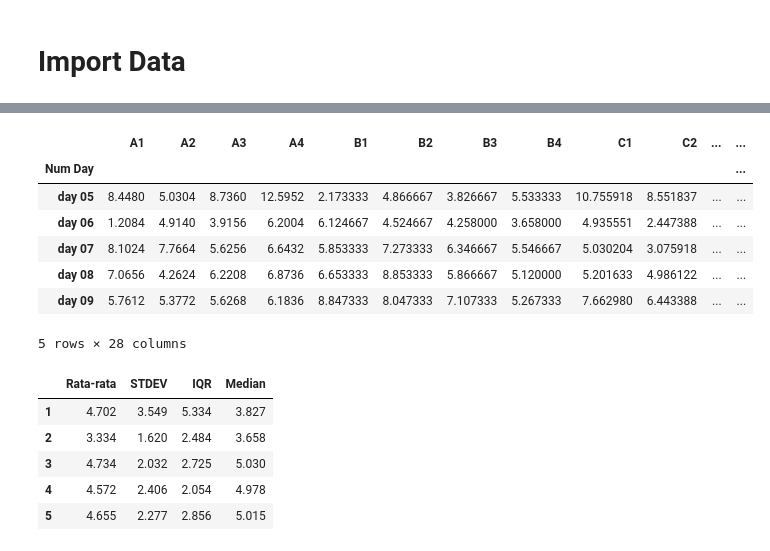
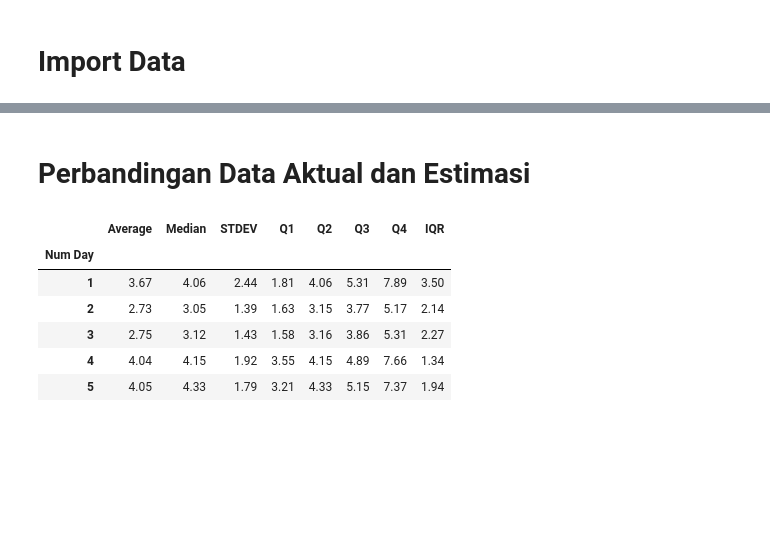
Before and after one commit to rafiachmadfr/Evapotranspiration-Analysis, a Jupyter notebook: 03. Data Analysis.ipynb, the cells around one changed output, grey strips where cells are left out. Saved outputs shown, nothing was run; the diff lists cells and outputs as text; code cells hidden in the pictures; blank space fills up the shorter version.

```diff
--- a/03. Data Analysis.ipynb
+++ b/03. Data Analysis.ipynb
@@ -53,0 +66,3 @@ plt.show()
+# %%
+df_gravimetri.index = range(1, len(df_gravimetri) + 1)
+df_gravimetri.index.name = "Num Day"
@@ -53,0 +179,13 @@ plt.show()
+# %%
+df_gravimetri_interpolate = df_gravimetri
+# %%
+polynomial_pipeline = make_pipeline(PolynomialFeatures(degree=2), LinearRegression())
+imputer = IterativeImputer(estimator=polynomial_pipeline, max_iter=10, random_state=0)
+
+# Handle outliers and fill missing values
+df_gravimetri_interpolate = handle_outliers_with_knn(df_gravimetri_interpolate)
+
+data_hari = [3, 7, 6]
+for idx in data_hari:
+    df_gravimetri_interpolate.loc[idx] = np.nan
+    df_gravimetri_interpolate.iloc[:, :] = imputer.fit_transform(df_gravimetri_interpolate)
@@ -54,3 +260,5 @@ plt.show()
+# %% [markdown]
+# Perbandingan Data Aktual dan Estimasi
 # %%
 df_bc = df_bc.reset_index(drop=True)
 df_bc.index = df_bc.index + 1
@@ -61,41 +269,37 @@ df_hs.index = df_hs.index + 1
 df_pm = df_pm.reset_index(drop=True)
 df_pm.index = df_pm.index + 1
 # %%
+# Define df_gravimetri_analisis
+df_gravimetri_analisis = pd.DataFrame(index=df_gravimetri_interpolate.index)
+
 # Menghitung rata-rata harian dari semua tanaman
-df_gravimetri['Average_ET'] = df_gravimetri.iloc[:, 1:].mean(axis=1)
+df_gravimetri_analisis['Average'] = df_gravimetri_interpolate.iloc[:, 0:-1].mean(axis=1)
+
+# Menghitung median untuk setiap hari
+df_gravimetri_analisis['Median'] = df_gravimetri_interpolate.iloc[:, 0:-1].median(axis=1)
 
 # Menghitung Standar Deviasi untuk setiap hari
-df_gravimetri['STD_ET'] = df_gravimetri.iloc[:, 1:-1].std(axis=1)
+df_gravimetri_analisis['STDEV'] = df_gravimetri_interpolate.iloc[:, 0:-1].std(axis=1)
 
 # Menghitung IQR (Interquartile Range) untuk setiap hari
-Q1 = df_gravimetri.iloc[:, 1:-2].quantile(0.25, axis=1)
-Q3 = df_gravimetri.iloc[:, 1:-2].quantile(0.75, axis=1)
-df_gravimetri['IQR_ET'] = Q3 - Q1
+Q1 = df_gravimetri_interpolate.iloc[:, 1:-2].quantile(0.25, axis=1)
+Q2 = df_gravimetri_interpolate.iloc[:, 1:-2].quantile(0.5, axis=1)
+Q3 = df_gravimetri_interpolate.iloc[:, 1:-2].quantile(0.75, axis=1)
+Q4 = df_gravimetri_interpolate.iloc[:, 1:-2].quantile(1, axis=1)
 
-# Menghitung median untuk setiap hari
-df_gravimetri['Median_ET'] = df_gravimetri.iloc[:, 1:-3].median(axis=1)
+df_gravimetri_analisis['Q1'] = Q1
+df_gravimetri_analisis['Q2'] = Q2
+df_gravimetri_analisis['Q3'] = Q3
+df_gravimetri_analisis['Q4'] = Q4
+df_gravimetri_analisis['IQR'] = Q3 - Q1
 
-df_gravimetri.head()
+df_gravimetri_analisis = df_gravimetri_analisis.round(2)
+df_gravimetri_analisis.head()
 # %% [output]
-|  | A1 | A2 | A3 | A4 | B1 | B2 | B3 | B4 | C1 | C2 | ... | ... |
-| Num Day |  |  |  |  |  |  |  |  |  |  |  | ... |
-| day 05 | 8.4480 | 5.0304 | 8.7360 | 12.5952 | 2.173333 | 4.866667 | 3.826667 | 5.533333 | 10.755918 | 8.551837 | ... | ... |
-| day 06 | 1.2084 | 4.9140 | 3.9156 | 6.2004 | 6.124667 | 4.524667 | 4.258000 | 3.658000 | 4.935551 | 2.447388 | ... | ... |
-| day 07 | 8.1024 | 7.7664 | 5.6256 | 6.6432 | 5.853333 | 7.273333 | 6.346667 | 5.546667 | 5.030204 | 3.075918 | ... | ... |
-| day 08 | 7.0656 | 4.2624 | 6.2208 | 6.8736 | 6.653333 | 8.853333 | 5.866667 | 5.120000 | 5.201633 | 4.986122 | ... | ... |
-| day 09 | 5.7612 | 5.3772 | 5.6268 | 6.1836 | 8.847333 | 8.047333 | 7.107333 | 5.267333 | 7.662980 | 6.443388 | ... | ... |
+|  | Average | Median | STDEV | Q1 | Q2 | Q3 | Q4 | IQR |
+| Num Day |  |  |  |  |  |  |  |  |
+| 1 | 3.67 | 4.06 | 2.44 | 1.81 | 4.06 | 5.31 | 7.89 | 3.50 |
+| 2 | 2.73 | 3.05 | 1.39 | 1.63 | 3.15 | 3.77 | 5.17 | 2.14 |
+| 3 | 2.75 | 3.12 | 1.43 | 1.58 | 3.16 | 3.86 | 5.31 | 2.27 |
+| 4 | 4.04 | 4.15 | 1.92 | 3.55 | 4.15 | 4.89 | 7.66 | 1.34 |
+| 5 | 4.05 | 4.33 | 1.79 | 3.21 | 4.33 | 5.15 | 7.37 | 1.94 |
-5 rows × 28 columns
-# %%
-df_gravimetri_analisis = df_gravimetri[['Average_ET', 'STD_ET', 'IQR_ET', 'Median_ET']].copy()
-df_gravimetri_analisis.rename(columns={'Average_ET': 'Rata-rata', 'STD_ET': 'STDEV', 'IQR_ET': 'IQR', 'Median_ET': 'Median'}, inplace=True)
-df_gravimetri_analisis = df_gravimetri_analisis.reset_index(drop=True)
-df_gravimetri_analisis.index = df_gravimetri_analisis.index + 1
-df_gravimetri_analisis = df_gravimetri_analisis.round(3)
-df_gravimetri_analisis.head()
-# %% [output]
-|  | Rata-rata | STDEV | IQR | Median |
-| 1 | 4.702 | 3.549 | 5.334 | 3.827 |
-| 2 | 3.334 | 1.620 | 2.484 | 3.658 |
-| 3 | 4.734 | 2.032 | 2.725 | 5.030 |
-| 4 | 4.572 | 2.406 | 2.054 | 4.978 |
-| 5 | 4.655 | 2.277 | 2.856 | 5.015 |
```
Also changed, not shown: parts of 39 cells of this notebook, 14 other files.
